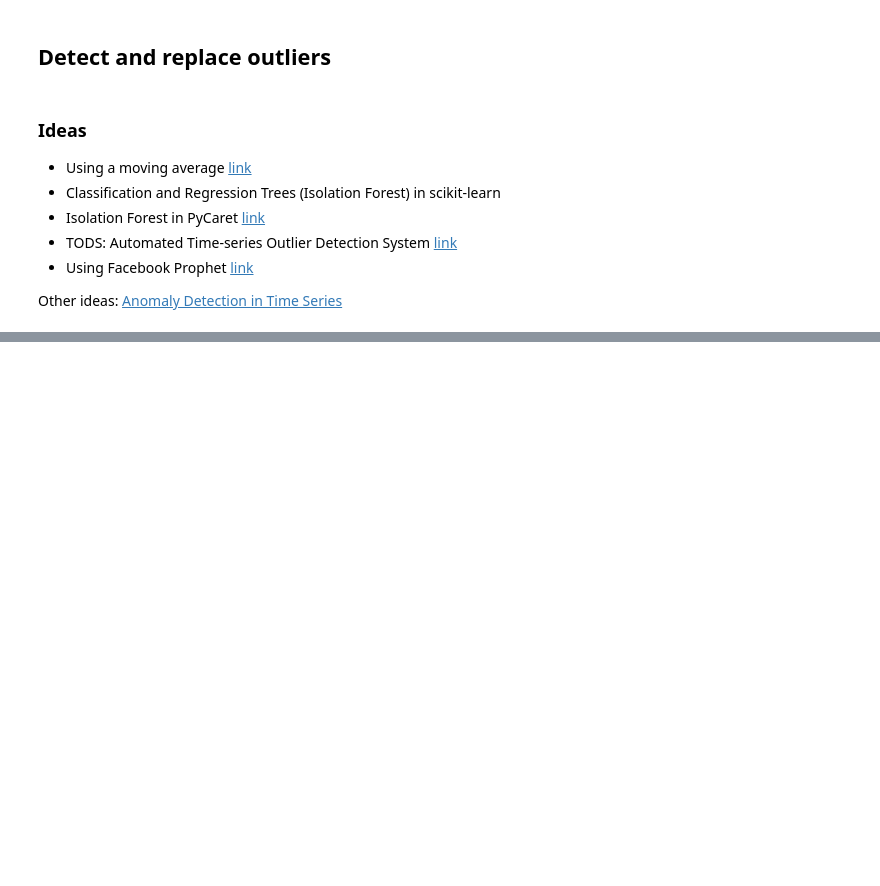
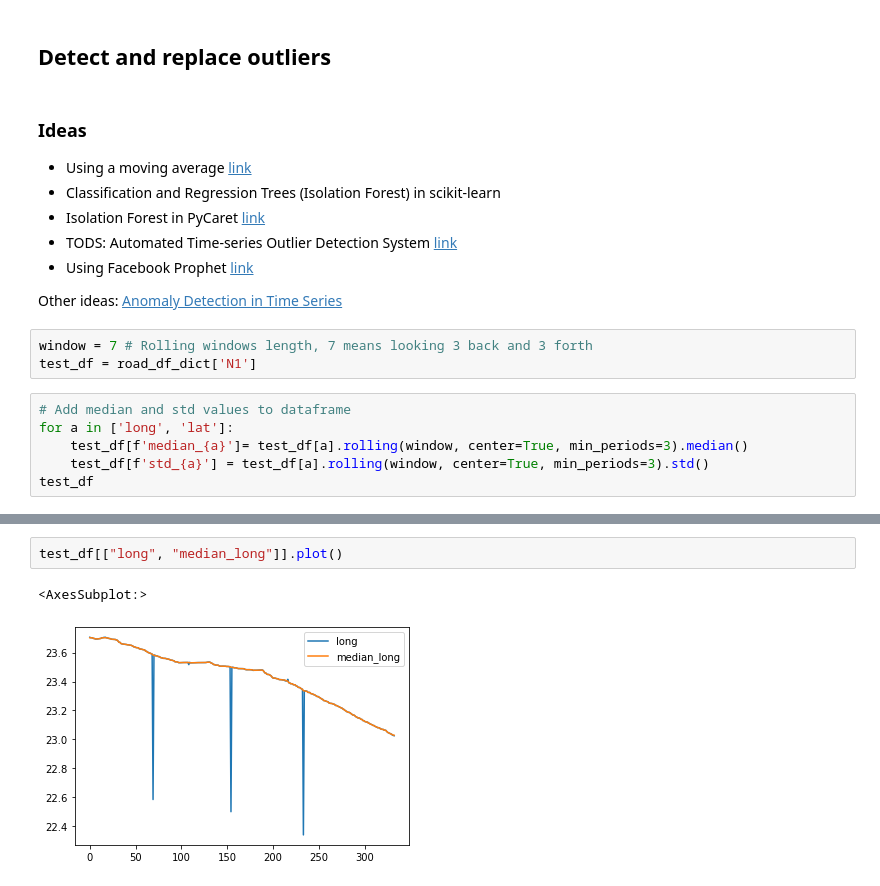
Before and after one commit to EwoutH/EPA1352-Adv-Simulation, a Jupyter notebook: EPA1352-G06-A1/notebook/Roads_EDA.ipynb, the cells around one changed output, grey strips where cells are left out. Drawn from its saved outputs; the diff is of its cells as text; blank space fills up the shorter version.

Commit message:
Roads_EDA: Rolling median calculation, layout
Implement calculating a rolling median and standard deviation for the longitude and latitude.

Also fix some layout/markdown.

```diff
--- a/EPA1352-G06-A1/notebook/Roads_EDA.ipynb
+++ b/EPA1352-G06-A1/notebook/Roads_EDA.ipynb
@@ -91,3 +93,12 @@ road_df_dict['N1']
  - Using Facebook Prophet [link](https://www.analyticsvidhya.com/blog/2021/12/anomaly-detection-model-using-facebook-prophet/)
 
 Other ideas: [Anomaly Detection in Time Series](https://neptune.ai/blog/anomaly-detection-in-time-series)
+# %%
+window = 7 # Rolling windows length, 7 means looking 3 back and 3 forth
+test_df = road_df_dict['N1']
+# %%
+# Add median and std values to dataframe
+for a in ['long', 'lat']:
+    test_df[f'median_{a}']= test_df[a].rolling(window, center=True, min_periods=3).median()
+    test_df[f'std_{a}'] = test_df[a].rolling(window, center=True, min_periods=3).std()
+test_df
@@ -93,0 +115,5 @@ Other ideas: [Anomaly Detection in Time Series](https://neptune.ai/blog/anomaly-
+# %%
+test_df[["long", "median_long"]].plot()
+# %% [output]
+<AxesSubplot:>
+[figure, added]
```
Also changed, not shown: parts of 6 cells of this notebook.
